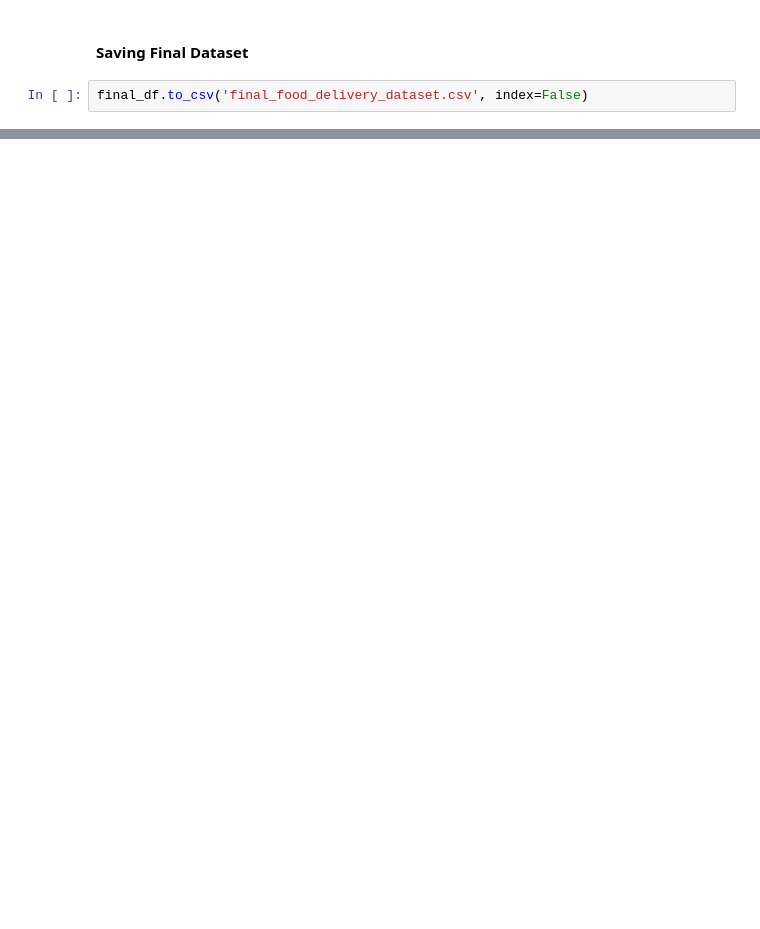
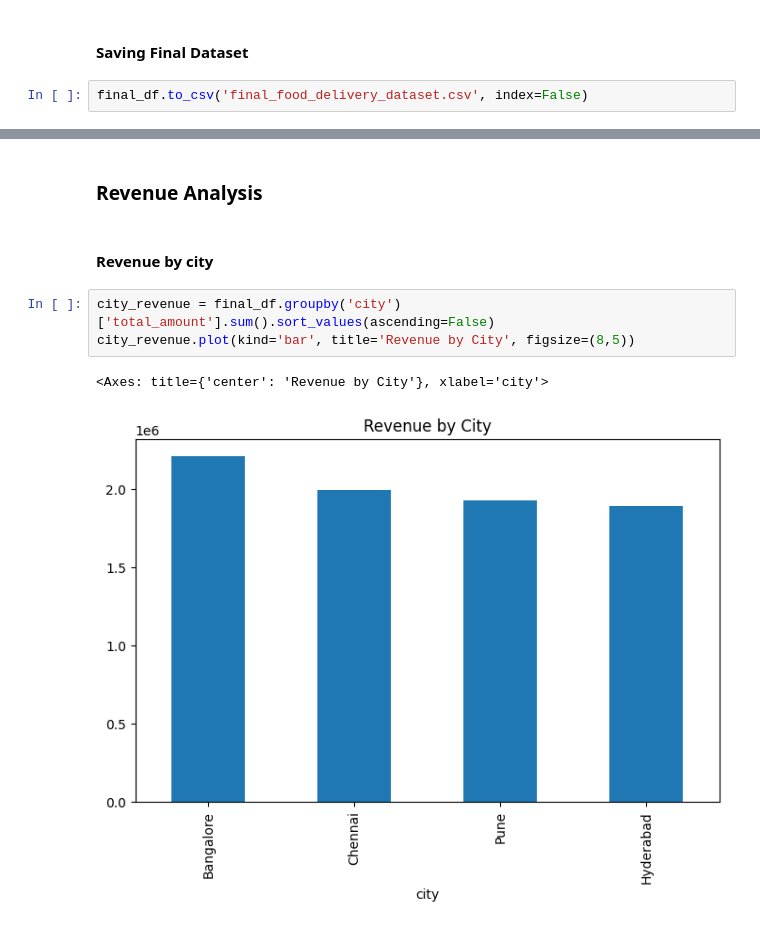
Before and after one commit to RajendharAre/Data_Analytics, a Jupyter notebook: Innomatics_Data_Analytics_Task.ipynb, the cells around one changed output, grey strips where cells are left out. Cells and saved outputs as stored; diff of their text form; blank space fills up the shorter version.

```diff
--- a/Innomatics_Data_Analytics_Task.ipynb
+++ b/Innomatics_Data_Analytics_Task.ipynb
@@ -91,0 +193,10 @@ final_df.to_csv('final_food_delivery_dataset.csv', index=False)
+# %% [markdown]
+### Revenue Analysis
+# %% [markdown]
+#### Revenue by city
+# %%
+city_revenue = final_df.groupby('city')['total_amount'].sum().sort_values(ascending=False)
+city_revenue.plot(kind='bar', title='Revenue by City', figsize=(8,5))
+# %% [output]
+<Axes: title={'center': 'Revenue by City'}, xlabel='city'>
+[figure, added]
```
Also changed, not shown: parts of 34 cells of this notebook.
